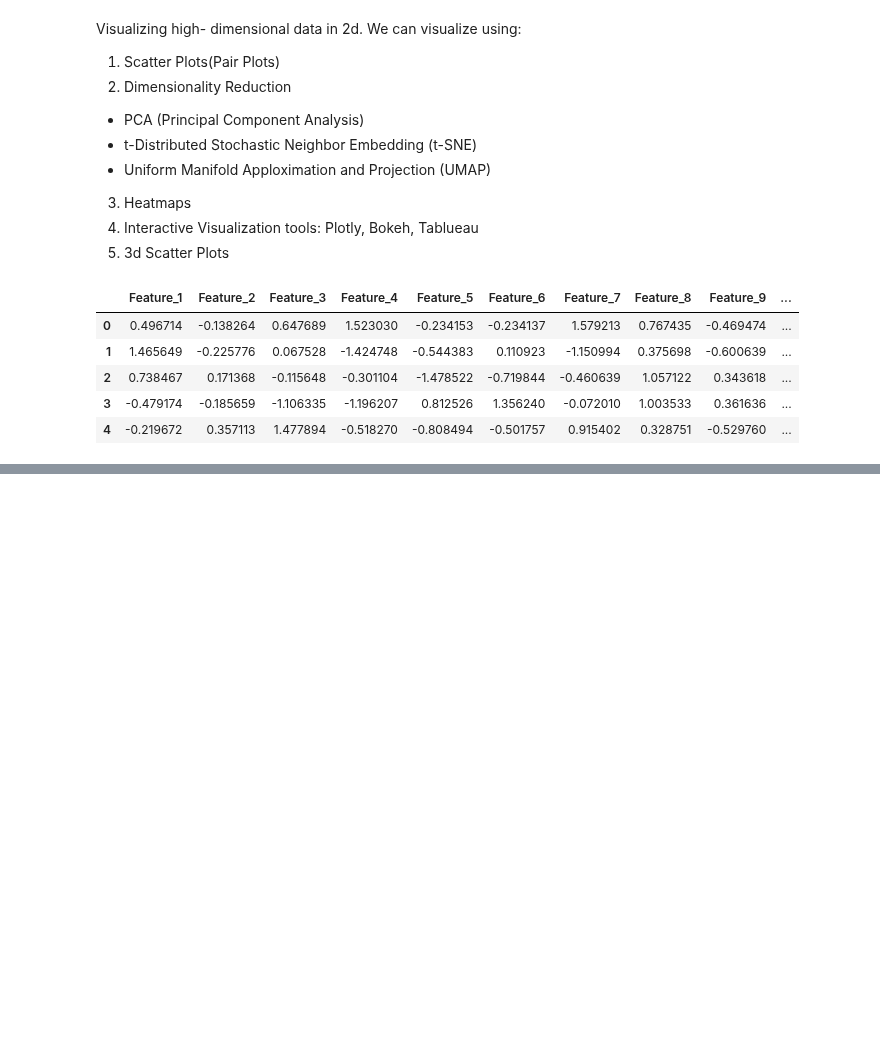
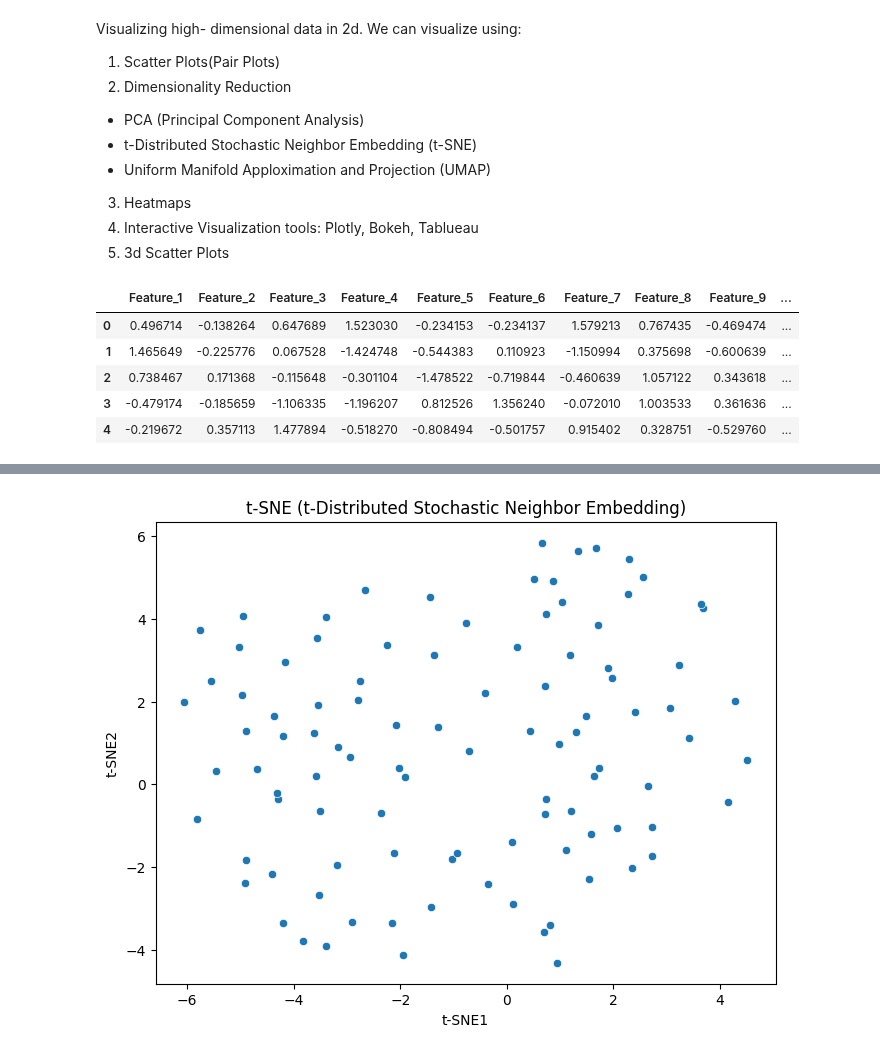
Before and after one commit to MrSimple07/MachineLearning_Practice, a Jupyter notebook: RandomML.ipynb, the cells around one changed output, grey strips where cells are left out. Saved outputs shown, nothing was run; the diff lists cells and outputs as text; code cells hidden in the pictures; blank space fills up the shorter version.

```diff
--- a/RandomML.ipynb
+++ b/RandomML.ipynb
@@ -552,0 +580,14 @@ df.head()
+# %%
+#TSNE
+
+tsne = TSNE(n_components = 2, random_state =42)
+tsne_result = tsne.fit_transform(df)
+df['t-SNE1'] = tsne_result[:, 0]
+df['t-SNE2'] = tsne_result[:, 1]
+
+plt.figure(figsize=(8, 6))
+sns.scatterplot(x='t-SNE1', y='t-SNE2', data=df)
+plt.title('t-SNE (t-Distributed Stochastic Neighbor Embedding)')
+plt.show()
+# %% [output]
+[figure, added]
```
Also changed, not shown: parts of 5 cells of this notebook.
